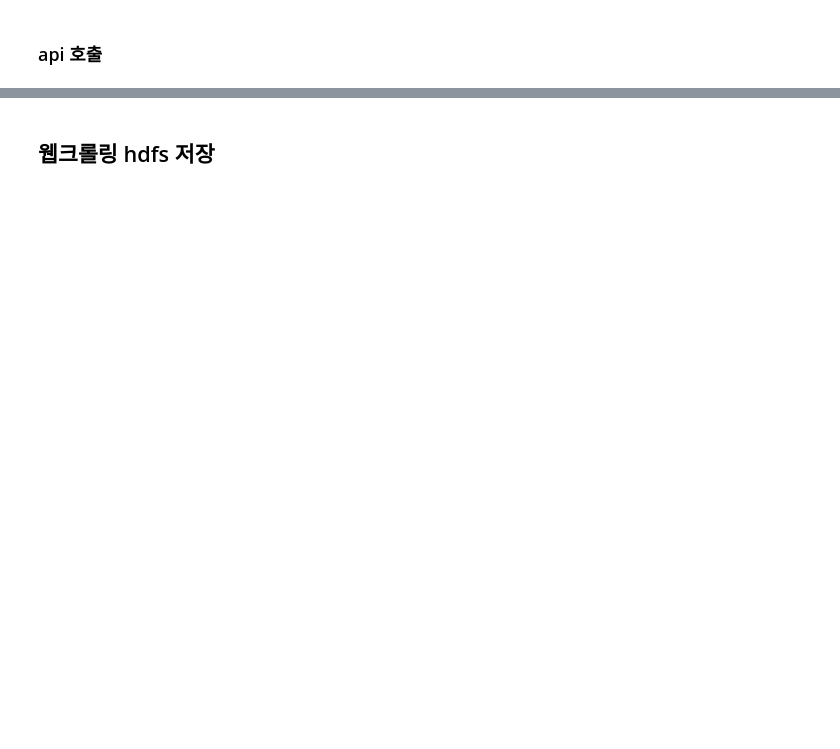
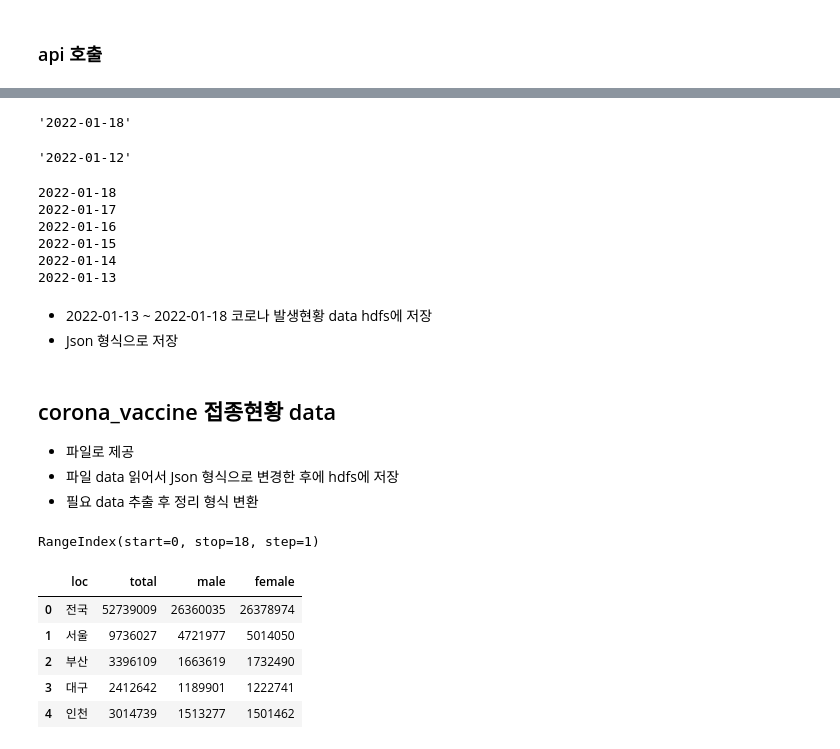
Before and after one commit to tanya-bang/12.Hadoop-Spark, a Jupyter notebook: note/14_Extract.ipynb, the cells around one changed output, grey strips where cells are left out. Drawn from its saved outputs; the diff is of its cells as text; code cells hidden in the pictures; blank space fills up the shorter version.

```diff
--- a/note/14_Extract.ipynb
+++ b/note/14_Extract.ipynb
@@ -60,3 +308,35 @@ file_dir =
+# %%
+cal_std_day(365*3)
+cal_std_day(367*3)
+# %% [output]
+'2022-01-18'
+'2022-01-12'
+# %%
+# ETL 연습용 data hdfs에 저장
+for i in range(365*3, 367*3) :
+    params = create_param(i)
+    print(params['std_day'])
+    try :
+        res=executeRestApi('get',url,{},params)
+        file_name='corona_patient_'+cal_std_day(i)+'.json'
+        client.write(file_dir+file_name,res,encoding='utf-8')
+    except Exception as e:
+        log_dict['err_msg']= e.__str__()
+        log_json = json.dumps(log_dict, ensure_ascii=False)
+        co_logger.error(log_json)
+# %% [output]
+2022-01-18
+2022-01-17
+2022-01-16
+2022-01-15
+2022-01-14
+2022-01-13
+# %% [markdown]
+- 2022-01-13 ~ 2022-01-18 코로나 발생현황 data hdfs에 저장
+- Json 형식으로 저장
 # %% [markdown]
-## 웹크롤링 hdfs 저장
+## corona_vaccine 접종현황 data
+- 파일로 제공
+- 파일 data 읽어서 Json 형식으로 변경한 후에 hdfs에 저장
+- 필요 data 추출 후 정리 형식 변환
 # %%
@@ -64,0 +344,13 @@ from bs4 import BeautifulSoup
+# %%
+# 광역 시도별 인구 data
+pop = pd.read_csv('data/corona_data/sido_population.csv',encoding='CP949')
+pop.index
+pop.head()
+# %% [output]
+RangeIndex(start=0, stop=18, step=1)
+|  | loc | total | male | female |
+| 0 | 전국 | 52739009 | 26360035 | 26378974 |
+| 1 | 서울 | 9736027 | 4721977 | 5014050 |
+| 2 | 부산 | 3396109 | 1663619 | 1732490 |
+| 3 | 대구 | 2412642 | 1189901 | 1222741 |
+| 4 | 인천 | 3014739 | 1513277 | 1501462 |
```
Also changed, not shown: parts of 67 cells of this notebook, 1 other file.
